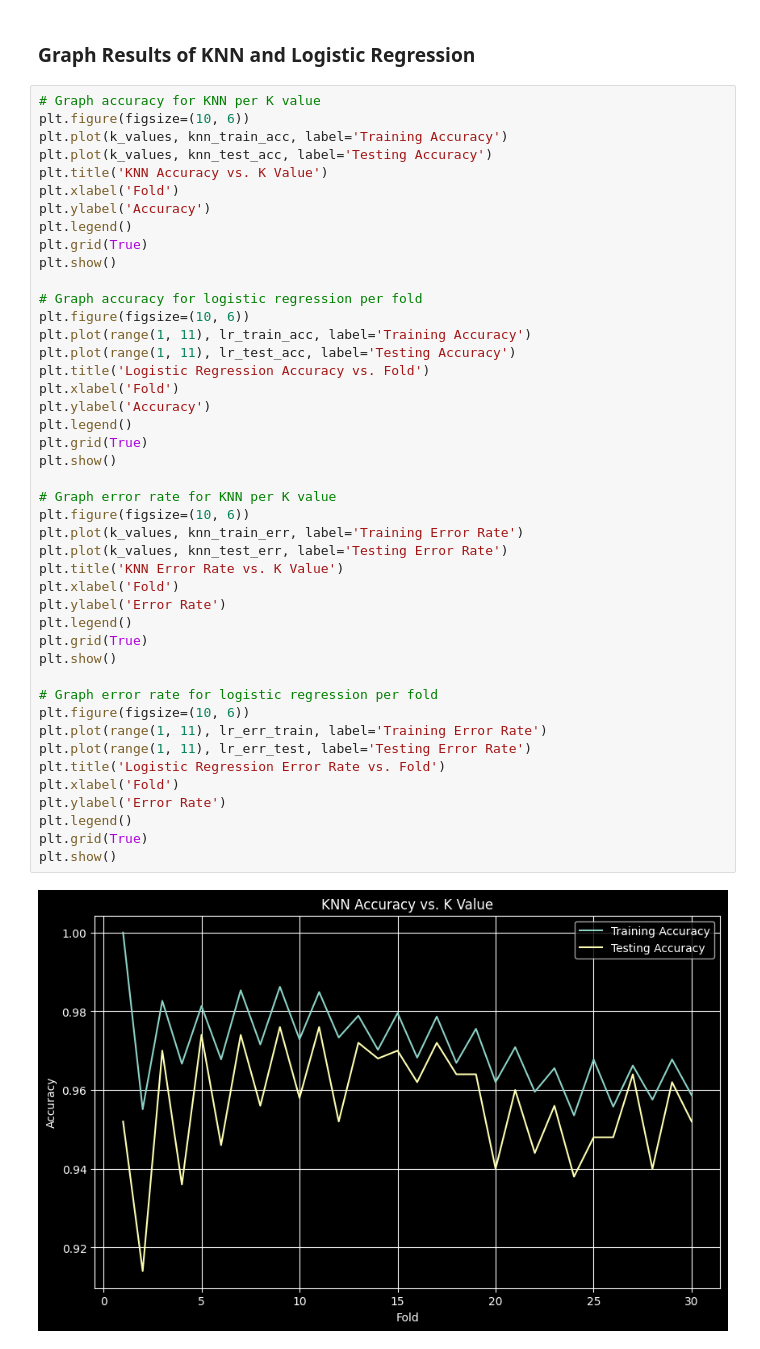
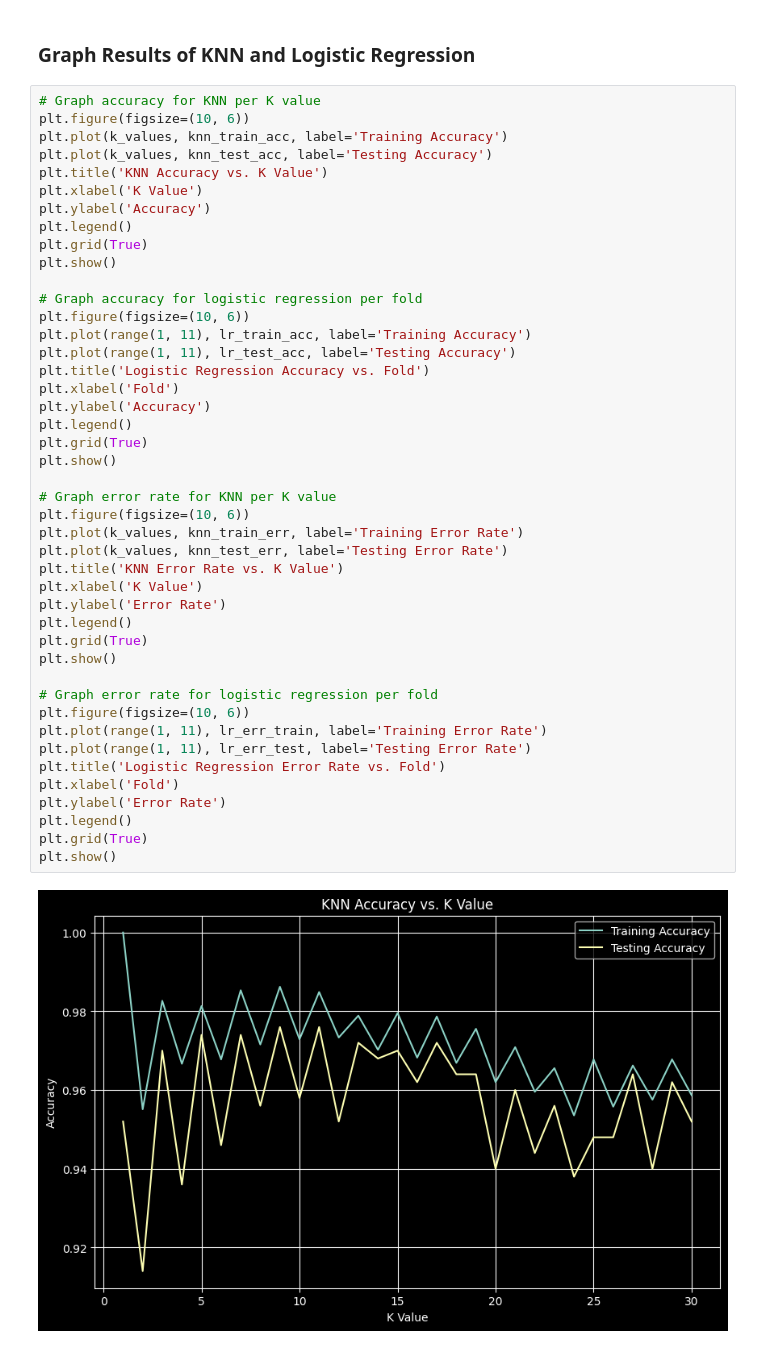
Before and after one commit to klukaszek/CIS4780-A1, a Jupyter notebook: Assignment 1.ipynb, the cells around one changed output. Saved outputs shown, nothing was run; the diff lists cells and outputs as text.

```diff
--- a/Assignment 1.ipynb
+++ b/Assignment 1.ipynb
@@ -814,7 +831,7 @@ plt.figure(figsize=(10, 6))
 plt.plot(k_values, knn_train_acc, label='Training Accuracy')
 plt.plot(k_values, knn_test_acc, label='Testing Accuracy')
 plt.title('KNN Accuracy vs. K Value')
-plt.xlabel('Fold')
+plt.xlabel('K Value')
 plt.ylabel('Accuracy')
 plt.legend()
 plt.grid(True)
@@ -825,33 +842,33 @@ plt.figure(figsize=(10, 6))
 plt.plot(range(1, 11), lr_train_acc, label='Training Accuracy')
 plt.plot(range(1, 11), lr_test_acc, label='Testing Accuracy')
 plt.title('Logistic Regression Accuracy vs. Fold')
 plt.xlabel('Fold')
 plt.ylabel('Accuracy')
 plt.legend()
 plt.grid(True)
 plt.show()
 
 # Graph error rate for KNN per K value
 plt.figure(figsize=(10, 6))
 plt.plot(k_values, knn_train_err, label='Training Error Rate')
 plt.plot(k_values, knn_test_err, label='Testing Error Rate')
 plt.title('KNN Error Rate vs. K Value')
-plt.xlabel('Fold')
+plt.xlabel('K Value')
 plt.ylabel('Error Rate')
 plt.legend()
 plt.grid(True)
 plt.show()
 
 # Graph error rate for logistic regression per fold
 plt.figure(figsize=(10, 6))
 plt.plot(range(1, 11), lr_err_train, label='Training Error Rate')
 plt.plot(range(1, 11), lr_err_test, label='Testing Error Rate')
 plt.title('Logistic Regression Error Rate vs. Fold')
 plt.xlabel('Fold')
 plt.ylabel('Error Rate')
 plt.legend()
 plt.grid(True)
 plt.show()
 # %% [output]
-[figure, old version]
+[figure, new version]
 [figure]
```
Also changed, not shown: parts of 4 cells of this notebook.
